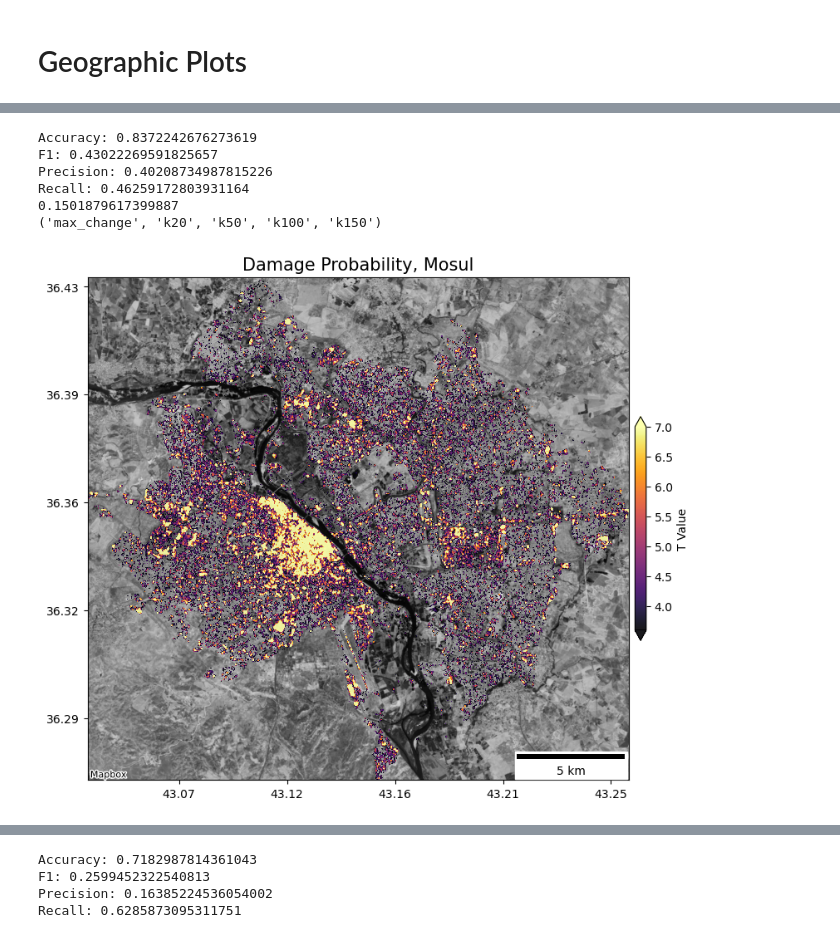
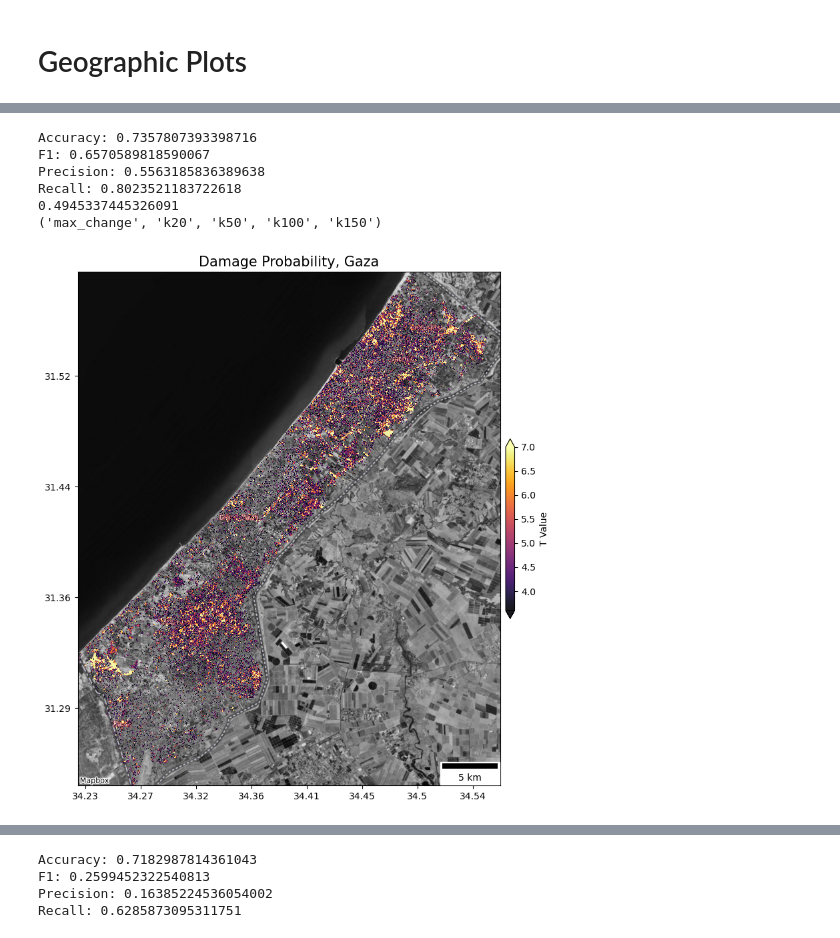
Before and after one commit to oballinger/PWTT, a Jupyter notebook: code/pwtt.ipynb, the cells around one changed output, grey strips where cells are left out. Drawn from its saved outputs; the diff is of its cells as text; code cells hidden in the pictures.

```diff
--- a/code/pwtt.ipynb
+++ b/code/pwtt.ipynb
@@ -41,14 +41,18 @@ fp=pd.DataFrame()
 gr=pd.DataFrame()
 pt=pd.DataFrame()
 
-dir='../data/GEE/'
+#dir='../data/GEE/'
+#dir='../data/GEE_1_month/'
 
+dir='../data/Gaza/'
 for file in os.listdir(dir):
     if 'csv' in file:
         try:
             tdf=pd.read_csv(dir+file)
             tdf['loc']=file.split('_')[0]
             tdf['date']=pd.to_datetime(file.split('_')[1])
+            if "Gaza" in dir:
+                tdf['loc']=tdf['loc']+' '+tdf['date'].dt.strftime('%Y-%m-%d')
             tdf['period']=int(file.split('_')[2])
             if 'grid' in file:
                 gr=pd.concat([gr,tdf])
@@ -56,7 +60,6 @@ for file in os.listdir(dir):
                 fp=pd.concat([fp,tdf])
         except:
             pt=pd.concat([pt,tdf])
-
 
 def convert_ticks(sub, ax, crs='epsg:4326'):
     x_ticks=ax.get_xticks()
@@ -107,7 +110,8 @@ gr['grid_id']=gr['loc']+'_'+gr['grid_id'].astype(str)
 gr.reset_index(inplace=True)
 
 gr=gr.rename(columns={'index':'grid_index'})
-fp=gpd.sjoin(fp, gr[['geometry','grid_id','grid_index']], how='left', op='within').fillna(0)
+gr_geosubset=gr[['geometry','grid_id','grid_index']].drop_duplicates(subset='geometry')
+fp=gpd.sjoin(fp, gr_geosubset, how='left').fillna(0)
 
 bct=fp.groupby('grid_id')['class'].count().rename('b_count')
 dbct=fp.groupby('grid_id')['class'].sum().rename('db_count')
@@ -1004,38 +1064,38 @@ cols=['combined']
 
 #plot_footprints('Raqqa', [0, 0, 0, 0], data_type='footprints')
 #plot_footprints('Raqqa', [0, 0, 0, 0], data_type='raster', band='k50')
 #plot_footprints('Irpin', [0, 0, 0, 0], data_type='footprints')
 
 
 #plot_footprints('Chernihiv', [0.0, 0.0, 0.0, 0], data_type='footprints')
 #plot_footprints('Chernihiv', [0.82, 0.02, 0.65, .21], data_type='footprints') # top right zoom
 #plot_footprints('Chernihiv', [0.88, 0.02, 0.7, .22], data_type='footprints') # top right full zoom
 #plot_footprints('Chernihiv', [0.08, 0.86, 0.60, .34], data_type='footprints', buffer=False) # top left full zoom
 #plot_footprints('Kharkiv', [0.0, 0.0, 0.0, 0], data_type='footprints')
 
 #plot_footprints('Rubizhne', [0,0,0,0], data_type='footprints')
 #plot_footprints('Rubizhne', [0,0,0,0], data_type='raster')
-plot_footprints('Mosul', [0, 0, 0, 0], data_type='raster', band='k50')
+#plot_footprints('Mosul', [0, 0, 0, 0], data_type='raster', band='k50')
 #plot_footprints('Mosul', [0, 0, 0, 0], data_type='footprints')
 
 #plot_footprints('Aleppo', [0.1, 0.1, 0.1, 0.1], data_type='raster')
 
 #plot_footprints('Gaza', [0.55, 0.0, 0.7, 0.01], data_type='raster')
 #plot_footprints('Gaza', [0.55, 0.0, 0.7, 0.01], data_type='footprints')
-#plot_footprints('Gaza', [0.0, 0.0, 0.0, 0], data_type='footprints')
+plot_footprints('Gaza', [0.0, 0.0, 0.0, 0], data_type='raster')
 
 #plot_footprints('Gaza', [0.0, 0.0, 0.0, 0], data_type='footprints')
 
 #for loc in fp['loc'].unique():
     #plot_footprints(loc, [0, 0, 0, 0], data_type='footprints', mode='prc')
     #plot_footprints(loc, [0, 0, 0, 0], data_type='raster')
 
 #plot_footprints('Aleppo', [0, 0, 0, 0], data_type='footprints')
 # %% [output]
-Accuracy: 0.8372242676273619
-F1: 0.43022269591825657
-Precision: 0.40208734987815226
-Recall: 0.46259172803931164
-0.1501879617399887
+Accuracy: 0.7357807393398716
+F1: 0.6570589818590067
+Precision: 0.5563185836389638
+Recall: 0.8023521183722618
+0.4945337445326091
 ('max_change', 'k20', 'k50', 'k100', 'k150')
-[figure, old version]
+[figure, new version]
```
Also changed, not shown: parts of 21 cells of this notebook, 24 other files.
